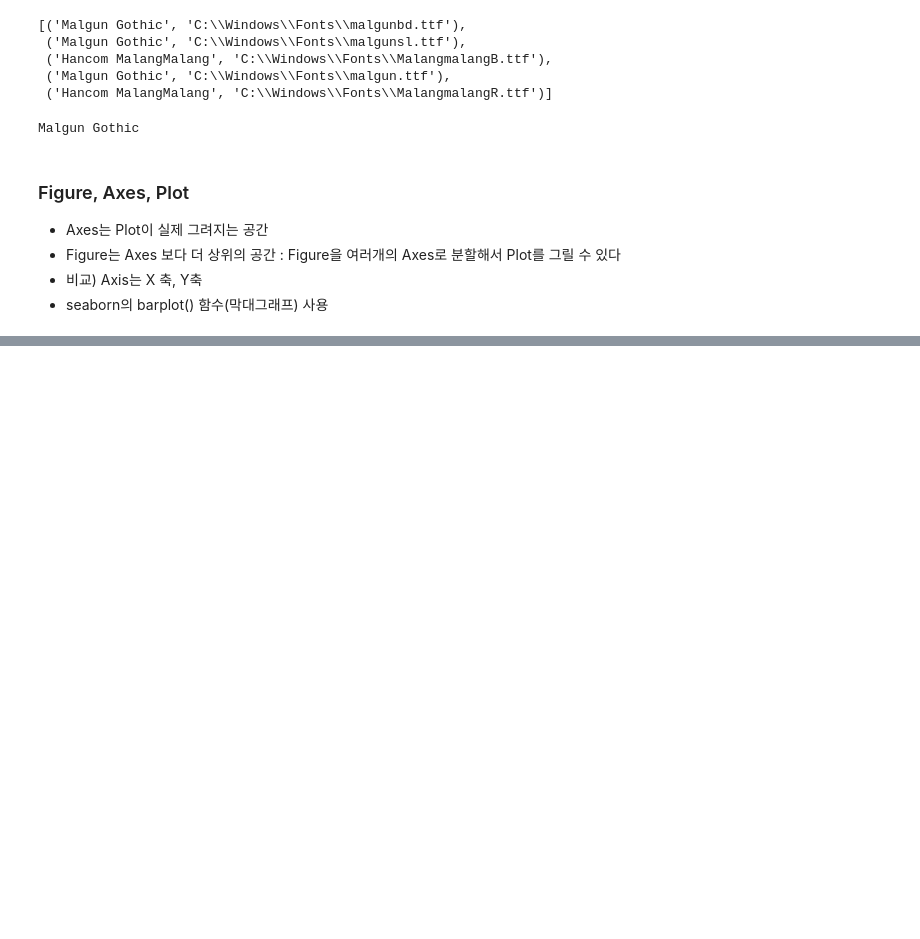
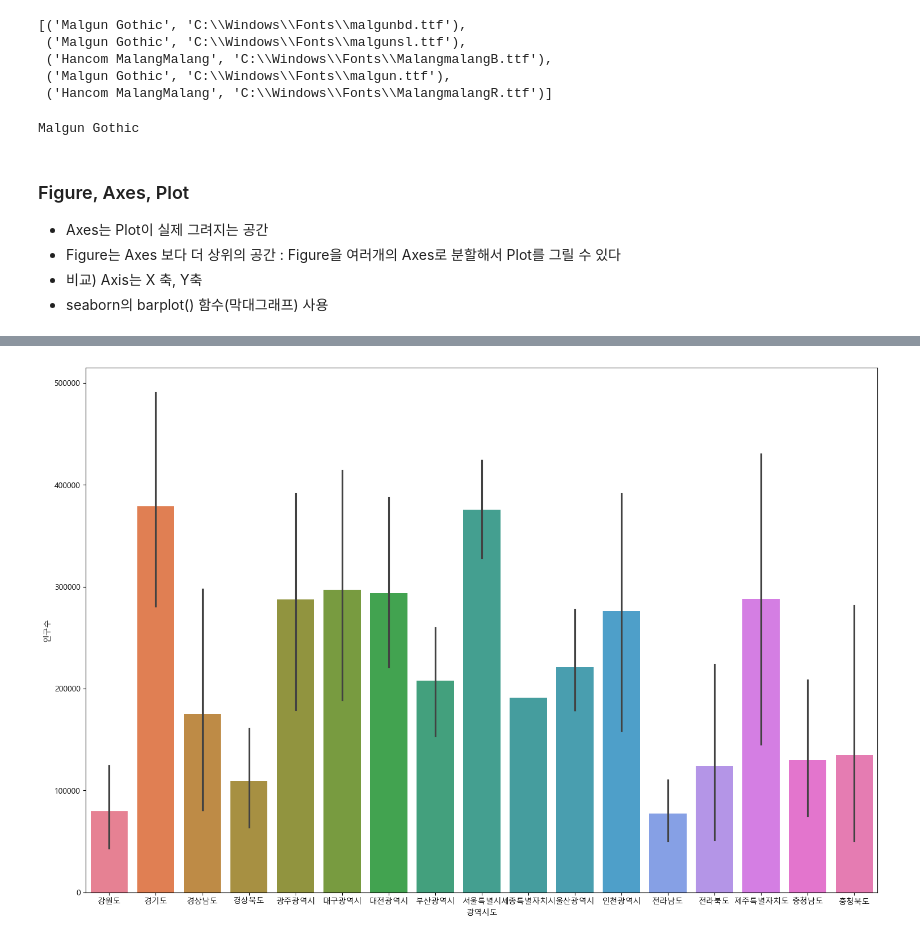
Before and after one commit to sosoo208/Python_Webscraping_Analysis, a Jupyter notebook: 03-1.행정구역정보_분석과시각화.ipynb, the cells around one changed output, grey strips where cells are left out. Saved outputs shown, nothing was run; the diff lists cells and outputs as text; code cells hidden in the pictures; blank space fills up the shorter version.

```diff
--- a/03-1.행정구역정보_분석과시각화.ipynb
+++ b/03-1.행정구역정보_분석과시각화.ipynb
@@ -1158,3 +1188,9 @@ show_pop_area('경기도')
 # %%
 # 전국데이터의 광역시도의 인구수
+figure, axes1 = plt.subplots(1,1)
+figure.set_size_inches(18,12)
+sns.barplot(x='광역시도', y='인구수', data=data, ax=axes1, hue='광역시도')
+plt.show()
+# %% [output]
+[figure, added]
 # %%
```
Also changed, not shown: parts of 5 cells of this notebook.
